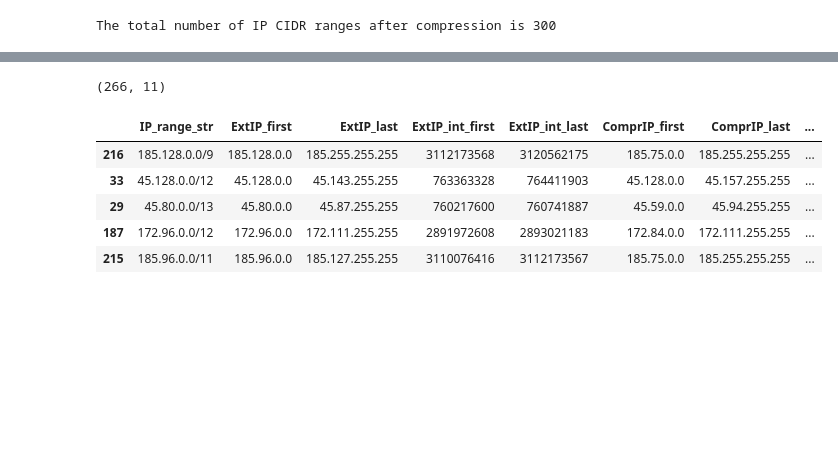
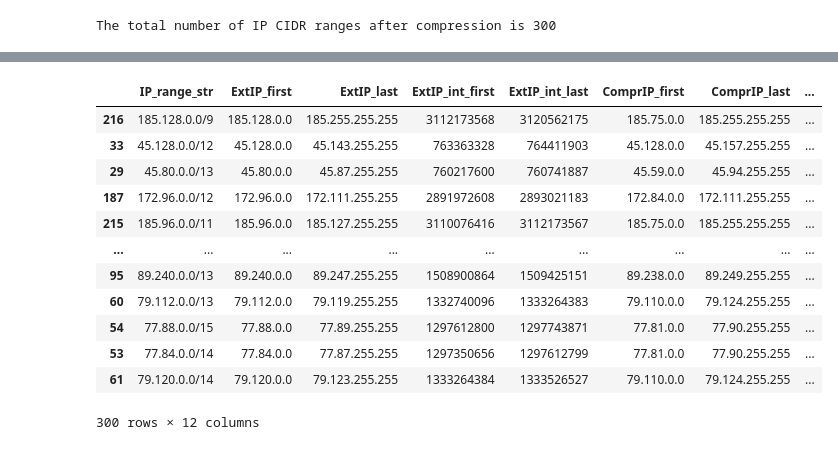
Before and after one commit to jwlai-cloud/DataScience_Playground, a Jupyter notebook: IP_range_to_CIDR.ipynb, the cells around one changed output, grey strips where cells are left out. Saved outputs shown, nothing was run; the diff lists cells and outputs as text; code cells hidden in the pictures; blank space fills up the shorter version.

```diff
--- a/IP_range_to_CIDR.ipynb
+++ b/IP_range_to_CIDR.ipynb
@@ -12,8 +12,0 @@ Drive already mounted at /content/drive; to attempt to forcibly remount, call dr
-# %%
-# df = pd.read_csv('/content/drive/MyDrive/bq-results-20210810-114917-et3sd45tr4vf/M247_UK_IP_merge_32x255x255.csv')
-# df = pd.read_csv('/content/drive/MyDrive/bq-results-20210810-110223-ibeno2f7sf9/M247_UK_IP_merge_16x255x255.csv')
-# df = pd.read_csv('/content/drive/MyDrive/bq-results-20210810-130309-mavm1uueootm/M247_UK_IP_merge_1x255x255.csv')
-# df = pd.read_csv('/content/drive/MyDrive/bq-results-20210810-140638-ojld7whqhnoh/M247_UK_IP_merge_32x255x255_mask11.csv')
-# df = pd.read_csv('/content/drive/MyDrive/bq-results-20210810-155907-g3t5kr5biy9v/M247_UK_IP_merge_1x255x255_mask24.csv')
-# df = pd.read_csv('/content/drive/MyDrive/bq-results-20210810-163225-w3by6djzlgew/M247_UK_IP_merge_16x255x255_mask16.csv')
-smart_black_df = pd.read_csv('/content/drive/MyDrive/bq-results-20210812-152953-rbzq2ix3ow85/blackip_list.csv')
@@ -46,5 +135,3 @@ The google.colab.data_table extension is already loaded. To reload it, use:
 len(smart_black_df)
 # %% [output]
 172
-# %%
-raw_black_df = pd.read_csv('/content/drive/MyDrive/bq-results-20210812-162441-dkar6soeu92f/Raw_Blacklist_IP_Range.csv')
@@ -192,3 +300,5 @@ def is_raw_black_inside(col):
   return (hits_sum, hits_numIP)
 # %%
 cidr_ip_range_df['network']= cidr_ip_range_df['IP_range_str'].apply(ipaddress.IPv4Network)
+# %%
+cidr_ip_range_df['Raw_black_ip_qc'] = cidr_ip_range_df['network'].apply(is_raw_black_inside)
@@ -195,17 +321,18 @@ cidr_ip_range_df['network']= cidr_ip_range_df['IP_range_str'].apply(ipaddress.IP
 # %%
-cidr_ip_range_df[['Raw_BlackIPrange_hits', 'Raw_BlackIP_num']] = pd.DataFrame(
-    [item for item in
-              cidr_ip_range_df['network'].apply(is_raw_black_inside)])
+cidr_ip_range_df[['Raw_BlackIPrange_hits', 'Raw_BlackIP_num']] = pd.DataFrame([item for item in cidr_ip_range_df['Raw_black_ip_qc']])
-# %%
-cidr_ip_range_df.query('Raw_BlackIPrange_hits > 0').shape
-# %% [output]
-(266, 11)
 # %%
-cidr_ip_range_df.sort_values(by='Raw_BlackIPrange_hits', ascending=False).head()
+cidr_ip_range_df.sort_values(by='Raw_BlackIPrange_hits', ascending=False)
 # %% [output]
 |  | IP_range_str | ExtIP_first | ExtIP_last | ExtIP_int_first | ExtIP_int_last | ComprIP_first | ComprIP_last | ... |
 | 216 | 185.128.0.0/9 | 185.128.0.0 | 185.255.255.255 | 3112173568 | 3120562175 | 185.75.0.0 | 185.255.255.255 | ... |
 | 33 | 45.128.0.0/12 | 45.128.0.0 | 45.143.255.255 | 763363328 | 764411903 | 45.128.0.0 | 45.157.255.255 | ... |
 | 29 | 45.80.0.0/13 | 45.80.0.0 | 45.87.255.255 | 760217600 | 760741887 | 45.59.0.0 | 45.94.255.255 | ... |
 | 187 | 172.96.0.0/12 | 172.96.0.0 | 172.111.255.255 | 2891972608 | 2893021183 | 172.84.0.0 | 172.111.255.255 | ... |
 | 215 | 185.96.0.0/11 | 185.96.0.0 | 185.127.255.255 | 3110076416 | 3112173567 | 185.75.0.0 | 185.255.255.255 | ... |
+| ... | ... | ... | ... | ... | ... | ... | ... | ... |
+| 95 | 89.240.0.0/13 | 89.240.0.0 | 89.247.255.255 | 1508900864 | 1509425151 | 89.238.0.0 | 89.249.255.255 | ... |
+| 60 | 79.112.0.0/13 | 79.112.0.0 | 79.119.255.255 | 1332740096 | 1333264383 | 79.110.0.0 | 79.124.255.255 | ... |
+| 54 | 77.88.0.0/15 | 77.88.0.0 | 77.89.255.255 | 1297612800 | 1297743871 | 77.81.0.0 | 77.90.255.255 | ... |
+| 53 | 77.84.0.0/14 | 77.84.0.0 | 77.87.255.255 | 1297350656 | 1297612799 | 77.81.0.0 | 77.90.255.255 | ... |
+| 61 | 79.120.0.0/14 | 79.120.0.0 | 79.123.255.255 | 1333264384 | 1333526527 | 79.110.0.0 | 79.124.255.255 | ... |
+300 rows × 12 columns
```
Also changed, not shown: parts of 42 cells of this notebook.
